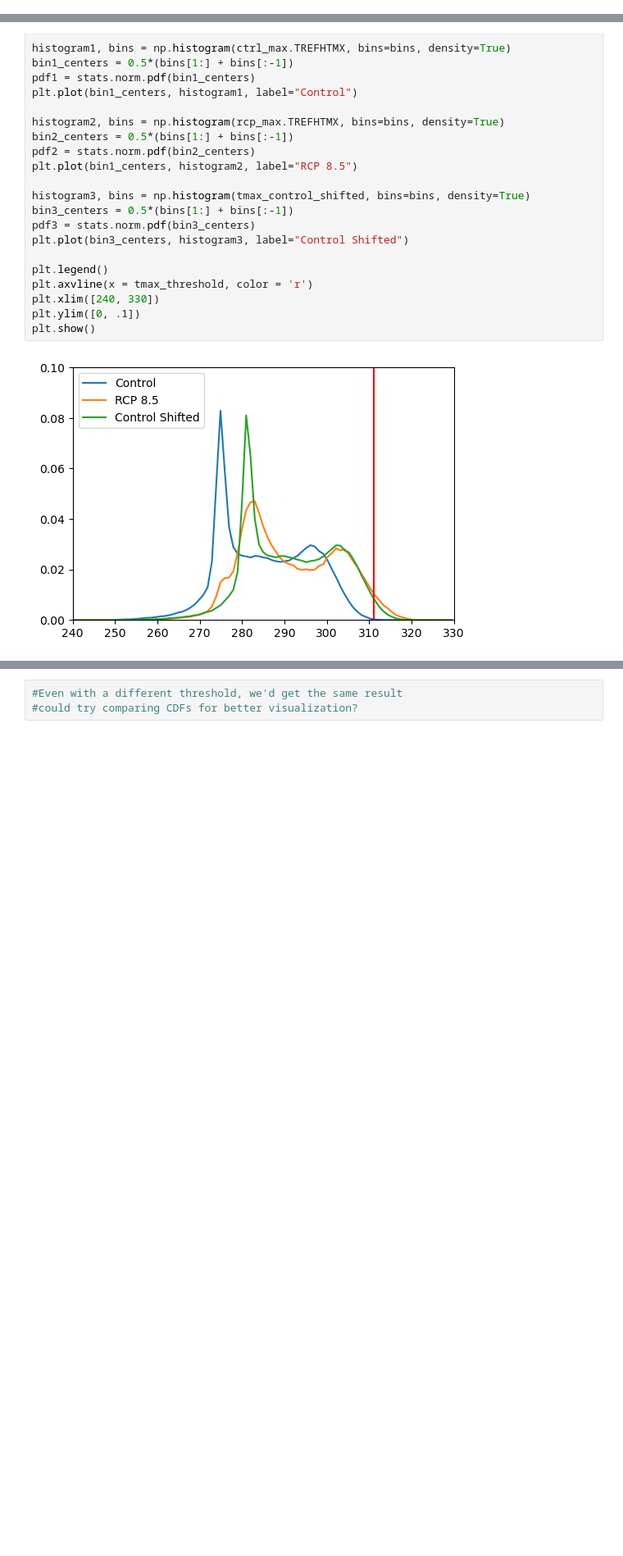
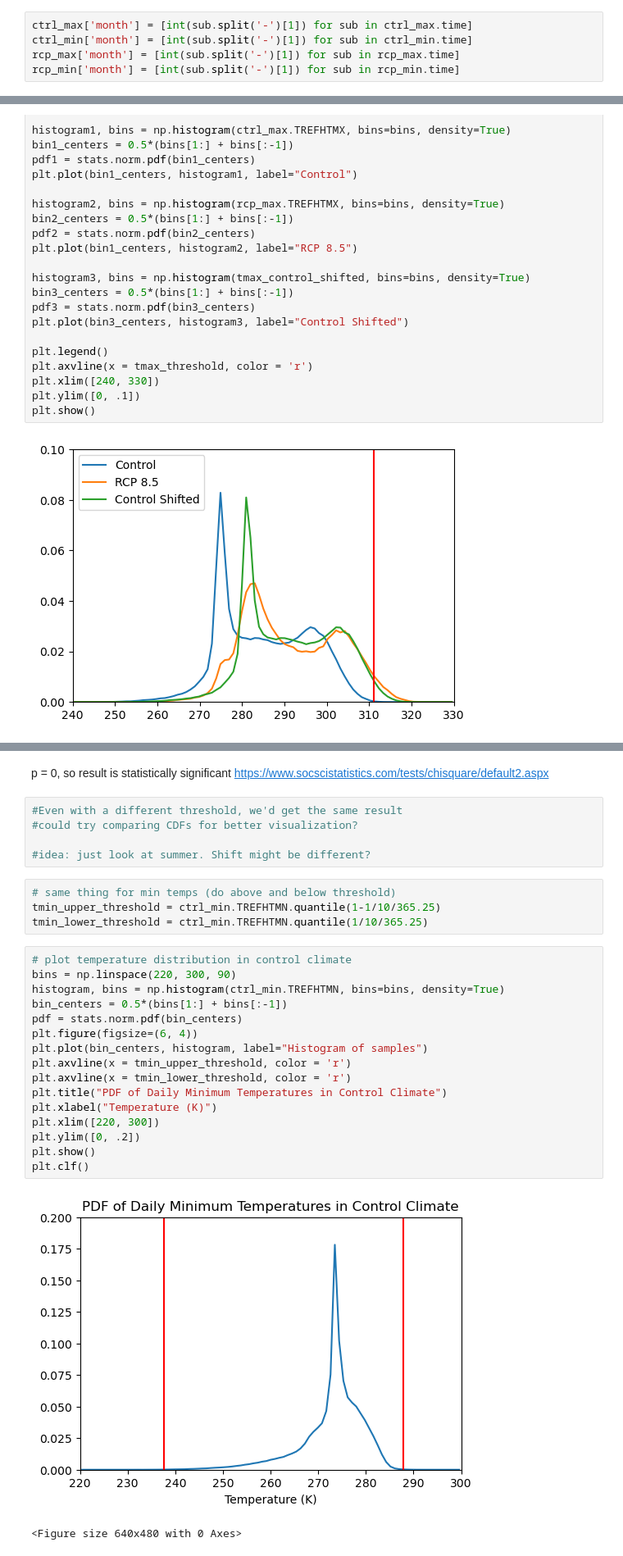
Before and after one commit to milesepstein13/extreme-events, a Jupyter notebook: data_manipulation.md.ipynb, the cells around one changed output, grey strips where cells are left out. Shown: that part at 82% size. Drawn from its saved outputs; the diff is of its cells as text; blank space fills up the shorter version.

```diff
--- a/data_manipulation.md.ipynb
+++ b/data_manipulation.md.ipynb
@@ -14,3 +16,8 @@ tmax_threshold = ctrl_max.TREFHTMX.quantile(1-1/10/365.25)
 tmax_threshold
 # %% [output]
 311.114507759069
+# %%
+ctrl_max['month'] = [int(sub.split('-')[1]) for sub in ctrl_max.time]
+ctrl_min['month'] = [int(sub.split('-')[1]) for sub in ctrl_min.time]
+rcp_max['month'] = [int(sub.split('-')[1]) for sub in rcp_max.time]
+rcp_min['month'] = [int(sub.split('-')[1]) for sub in rcp_min.time]
@@ -190,3 +282,30 @@ plt.show()
+# %% [markdown]
+ p = 0, so result is statistically significant https://www.socscistatistics.com/tests/chisquare/default2.aspx
 # %%
 #Even with a different threshold, we'd get the same result
 #could try comparing CDFs for better visualization?
+
+#idea: just look at summer. Shift might be different?
+# %%
+# same thing for min temps (do above and below threshold)
+tmin_upper_threshold = ctrl_min.TREFHTMN.quantile(1-1/10/365.25)
+tmin_lower_threshold = ctrl_min.TREFHTMN.quantile(1/10/365.25)
+# %%
+# plot temperature distribution in control climate
+bins = np.linspace(220, 300, 90)
+histogram, bins = np.histogram(ctrl_min.TREFHTMN, bins=bins, density=True)
+bin_centers = 0.5*(bins[1:] + bins[:-1])
+pdf = stats.norm.pdf(bin_centers)
+plt.figure(figsize=(6, 4))
+plt.plot(bin_centers, histogram, label="Histogram of samples")
+plt.axvline(x = tmin_upper_threshold, color = 'r')
+plt.axvline(x = tmin_lower_threshold, color = 'r')
+plt.title("PDF of Daily Minimum Temperatures in Control Climate")
+plt.xlabel("Temperature (K)")
+plt.xlim([220, 300])
+plt.ylim([0, .2])
+plt.show()
+plt.clf()
+# %% [output]
+[figure, added]
+<Figure size 640x480 with 0 Axes>
```
Also changed, not shown: parts of 28 cells of this notebook, 1 other file.
